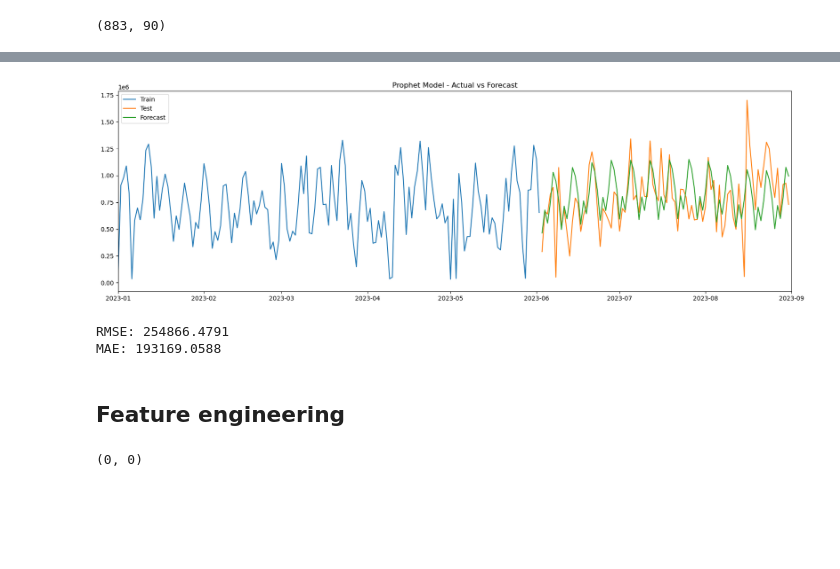
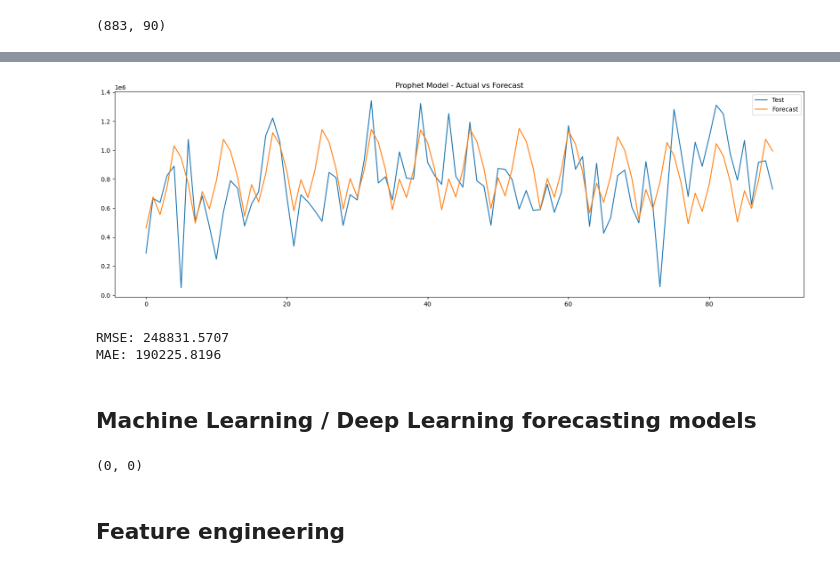
Before and after one commit to andrii-zapukhlyi/inpost_optimizing, a Jupyter notebook: inpost_forecast.ipynb, the cells around one changed output, grey strips where cells are left out. Saved outputs shown, nothing was run; the diff lists cells and outputs as text; code cells hidden in the pictures; blank space fills up the shorter version.

Commit message:
added ML + LSTM models

```diff
--- a/inpost_forecast.ipynb
+++ b/inpost_forecast.ipynb
@@ -184,14 +213,14 @@ df1["firstDayNoSaturdayNoHolidayOrSundayHoliday"] = pd.to_datetime(df1["firstDay
 df1["courierBillingPeriodStartDateFk"] = pd.to_datetime(df1["courierBillingPeriodStartDateFk"].astype(str), format='%Y%m%d')
 df1["courierBillingPeriodEndDateFk"] = pd.to_datetime(df1["courierBillingPeriodEndDateFk"].astype(str), format='%Y%m%d')
 # %%
-#datetime_extract = ["firstDayWorkBefore", "firstDayWorkAfter", "firstDayNoHolidayNoSaturdayAfter", "firstDayNoHolidayNoSundayAfter",
-#                    "firstDayNoSaturdayNoHolidayOrSundayHoliday", "courierBillingPeriodStartDateFk", "courierBillingPeriodEndDateFk"]
-#for col in datetime_extract:
-#    df1[col + "_year"] = df1[col].dt.year
-#    df1[col + "_month"] = df1[col].dt.month
-#    df1[col + "_day"] = df1[col].dt.day
+datetime_extract = ["firstDayWorkBefore", "firstDayWorkAfter", "firstDayNoHolidayNoSaturdayAfter", "firstDayNoHolidayNoSundayAfter",
+                    "firstDayNoSaturdayNoHolidayOrSundayHoliday", "courierBillingPeriodStartDateFk", "courierBillingPeriodEndDateFk"]
+for col in datetime_extract:
+    df1[col + "_year"] = df1[col].dt.year
+    df1[col + "_month"] = df1[col].dt.month
+    df1[col + "_day"] = df1[col].dt.day
 
-#df1 = df1.drop(datetime_extract, axis = 1)
+df1 = df1.drop(datetime_extract, axis = 1)
 # %%
 df1.iloc[-10:, 0:20]
 # %% [output]
@@ -850,3 +885,6 @@ memory usage: 235.6 KB
+# %%
+df.loc[df.Volume == 1701724, "Volume"] = np.nan
+df = df.interpolate(method='linear')
 # %% [markdown]
 ## SARIMA model - univariate forecasting
 # %%
@@ -995,32 +1012,32 @@ Importing plotly failed. Interactive plots will not work.
 # %%
 future = model.make_future_dataframe(periods=len(test))
 forecast = model.predict(future)
 forecast_test = forecast[forecast['ds'].isin(test['ds'])]
 
 y_true = test['y'].values
 y_pred = forecast_test['yhat'].values
 
 mae_prophet = mean_absolute_error(y_true, y_pred)
 rmse_prophet = np.sqrt(mean_squared_error(y_true, y_pred))
 
 plt.figure(figsize=(20, 6))
-plt.plot(train.ds, train["y"], label='Train')
-plt.plot(test.ds, y_true, label='Test')
-plt.plot(test.ds, y_pred, label='Forecast')
+plt.plot(y_true, label='Test')
+plt.plot(y_pred, label='Forecast')
 plt.legend(loc='best')
 plt.title('Prophet Model - Actual vs Forecast')
-plt.xlim(pd.to_datetime("2023-01"), pd.to_datetime("2023-09"))
 plt.show()
 
 print(f"RMSE: {rmse_prophet:.4f}")
 print(f"MAE: {mae_prophet:.4f}")
 # %% [output]
-[figure, old version]
+[figure, new version]
-RMSE: 254866.4791
-MAE: 193169.0588
+RMSE: 248831.5707
+MAE: 190225.8196
+# %% [markdown]
+## Machine Learning / Deep Learning forecasting models
+# %%
+df.isna().sum().sum(), df.duplicated().sum()
+# %% [output]
+(0, 0)
 # %% [markdown]
 ## Feature engineering
-# %%
-df.isna().sum().sum(), df.duplicated().sum()
-# %% [output]
-(0, 0)
```
Also changed, not shown: parts of 35 cells of this notebook, 1 other file.
